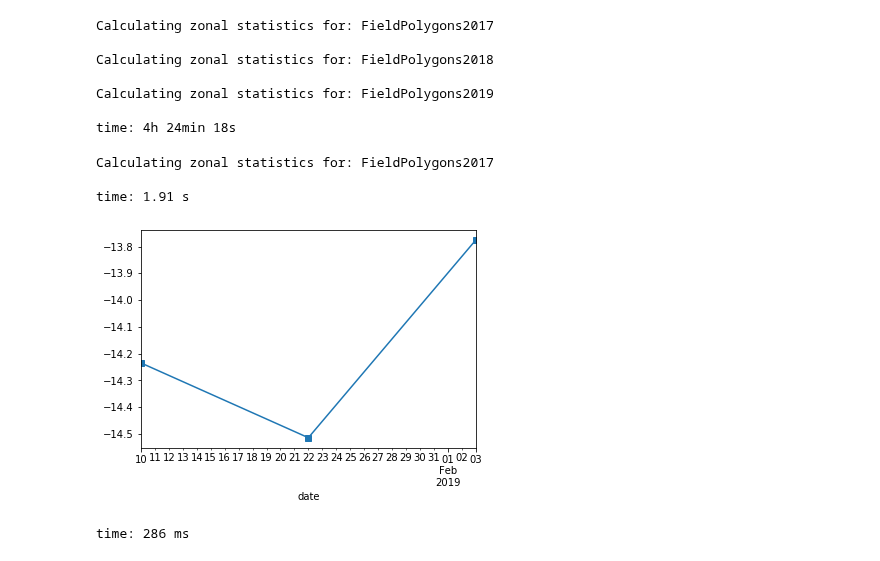
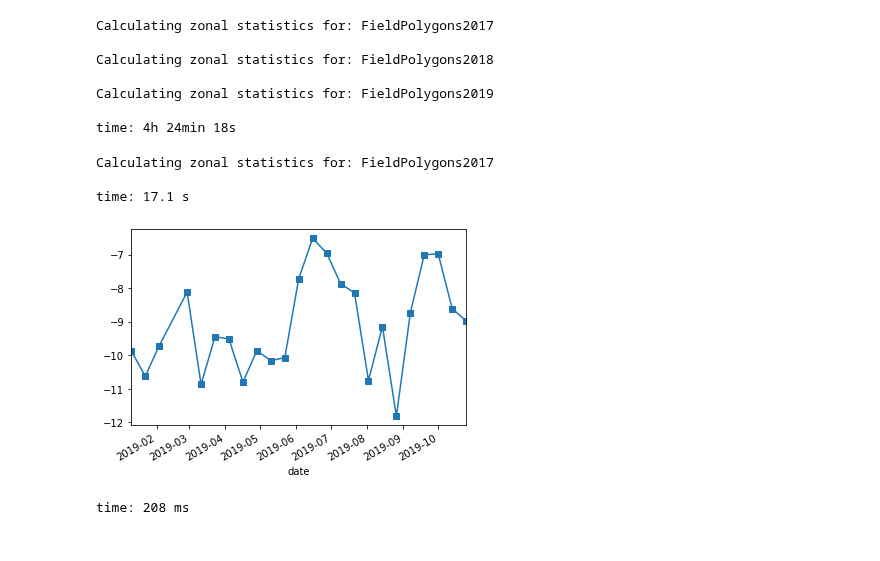
Before and after one commit to JacobJeppesen/PublicSectorConsultancy, a Jupyter notebook: potato_nematode_predictor/notebooks/PotatoNematodePredictor.ipynb, the cells around one changed output. Cells and saved outputs as stored; diff of their text form; code cells hidden in the pictures.

```diff
--- a/potato_nematode_predictor/notebooks/PotatoNematodePredictor.ipynb
+++ b/potato_nematode_predictor/notebooks/PotatoNematodePredictor.ipynb
@@ -236,15 +236,12 @@ for df_name, df in df_potato.items(): # Loop over all field polygon years
     else:
         print("Calculating zonal statistics for: " + df_name)
         ### FOR DEBUGGING ###
-        #df = df.head(20)
-        #tifs = tifs[0:3]
+        df = df.head(20)
+        tifs = tifs[0:30]
         #####################
 
-        # Set the index to use the field_id
-        #df = df.set_index('id')
-
-        # Load the dataframe into xarray and rename id to field_id
-        ds = xr.Dataset.from_dataframe(df.set_index('id'))
+        # Load the dataframe into xarray
+        ds = xr.Dataset.from_dataframe(df.set_index('id'))  # Use field_id (named 'id') as index
         ds = ds.rename({'id': 'field_id'})
         ds = ds.drop('geometry')  # Cannot be saved to netcdf format
 
@@ -255,21 +252,23 @@ for df_name, df in df_potato.items(): # Loop over all field polygon years
 
         # Assign polarization coordinates
         ds = ds.assign_coords({'polarization': ['VH', 'VV', 'VV-VH']})
+        ds = ds.assign_coords({'satellite': ['S1A', 'S1B']})
 
         # Create the empty array for the stats
         num_fields = ds.dims['field_id']
         num_dates = len(dates)
         num_polarizations = ds.dims['polarization']
-        stats_min_array = np.zeros((num_fields, num_dates, num_polarizations))  # The '3' is the polarization
-        stats_max_array = np.zeros((num_fields, num_dates, num_polarizations))  # The '3' is the polarization
-        stats_mean_array = np.zeros((num_fields, num_dates, num_polarizations))  # The '3' is the polarization
-        stats_std_array = np.zeros((num_fields, num_dates, num_polarizations))  # The '3' is the polarization
-        stats_median_array = np.zeros((num_fields, num_dates, num_polarizations))  # The '3' is the polarization
+        num_satellites = ds.dims['satellite']
+        stats_min_array = np.zeros((num_fields, num_dates, num_polarizations, num_satellites))
+        stats_max_array = np.zeros((num_fields, num_dates, num_polarizations, num_satellites))
+        stats_mean_array = np.zeros((num_fields, num_dates, num_polarizations, num_satellites))
+        stats_std_array = np.zeros((num_fields, num_dates, num_polarizations, num_satellites))
+        stats_median_array = np.zeros((num_fields, num_dates, num_polarizations, num_satellites))
 
         # Calculate the zonal stats
         for date_index, tif in enumerate(tqdm(tifs)):  # Loop over all Sentinel-1 images
             # Get metadata for satellite pass from the filename of the .tif file (not used at the moment)
-            #satellite = tif.stem[0:3]
+            satellite = tif.stem[0:3]
             #pass_mode = tif.stem[20:23]
             #relative_orbit = tif.stem[24:27]
 
@@ -291,20 +290,28 @@ for df_name, df in df_potato.items(): # Loop over all field polygon years
                     df_field_id = results_df.iloc[i]['id']
                     assert ds_field_id == df_field_id
 
+                # Get the indexing right
+                polarization_index = band-1
+                if satellite == 'S1A':
+                    satellite_index = 0
+                elif satellite == 'S1B':
+                    satellite_index = 1
+                else:
+                    raise ValueError("Not recognized satellite for satellite_idnex")
+
                 # Update the statistics arrays
-                polarization_index = band-1
-                stats_min_array[:, date_index, polarization_index] = results_df['min']
-                stats_max_array[:, date_index, polarization_index] = results_df['max']
-                stats_mean_array[:, date_index, polarization_index] = results_df['mean']
-                stats_std_array[:, date_index, polarization_index] = results_df['std']
-                stats_median_array[:, date_index, polarization_index] = results_df['median']
+                stats_min_array[:, date_index, polarization_index, satellite_index] = results_df['min']
+                stats_max_array[:, date_index, polarization_index, satellite_index] = results_df['max']
+                stats_mean_array[:, date_index, polarization_index, satellite_index] = results_df['mean']
+                stats_std_array[:, date_index, polarization_index, satellite_index] = results_df['std']
+                stats_median_array[:, date_index, polarization_index, satellite_index] = results_df['median']
 
         # Load the zonal stats into xarray
-        ds['stats_min']=(['field_id', 'date', 'polarization'], stats_min_array)
-        ds['stats_max']=(['field_id', 'date', 'polarization'], stats_max_array)
-        ds['stats_mean']=(['field_id', 'date', 'polarization'], stats_mean_array)
-        ds['stats_std']=(['field_id', 'date', 'polarization'], stats_std_array)
-        ds['stats_median']=(['field_id', 'date', 'polarization'], stats_median_array)
+        ds['stats_min']=(['field_id', 'date', 'polarization', 'satellite'], stats_min_array)
+        ds['stats_max']=(['field_id', 'date', 'polarization', 'satellite'], stats_max_array)
+        ds['stats_mean']=(['field_id', 'date', 'polarization', 'satellite'], stats_mean_array)
+        ds['stats_std']=(['field_id', 'date', 'polarization', 'satellite'], stats_std_array)
+        ds['stats_median']=(['field_id', 'date', 'polarization', 'satellite'], stats_median_array)
 
         # Save the dataset
         if not netcdf_path.parent.exists():
@@ -315,15 +322,17 @@ for df_name, df in df_potato.items(): # Loop over all field polygon years
 # %% [output]
 Calculating zonal statistics for: FieldPolygons2017
 
-time: 1.91 s
+time: 17.1 s
 # %%
 netcdf_path = (PROJ_PATH / 'data' / 'processed' / 'FieldPolygons2017_stats').with_suffix('.nc')
 with xr.open_dataset(netcdf_path, engine="h5netcdf") as ds:
-    ds = ds.isel(field_id=3)  # Only select one field or the plotting fucks up
+    ds = ds.isel(field_id=9)  # Only select one field or the plotting fucks up
     ds = ds.sel(date=slice('2019-01-01', '2019-11-24'))
     ds = ds.sel(polarization='VV')
+    ds = ds.sel(satellite='S1A')
 
-    ds.to_dataframe()['stats_mean'].plot(style='s-')
+    ds = ds.where(ds.stats_mean < 0, drop=True)
+    ds['stats_mean'].to_dataframe()['stats_mean'].plot(style='s-')
 # %% [output]
-[figure, old version]
+[figure, new version]
-time: 286 ms
+time: 208 ms
```
Also changed, not shown: parts of 1 cell of this notebook, 1 other file.
